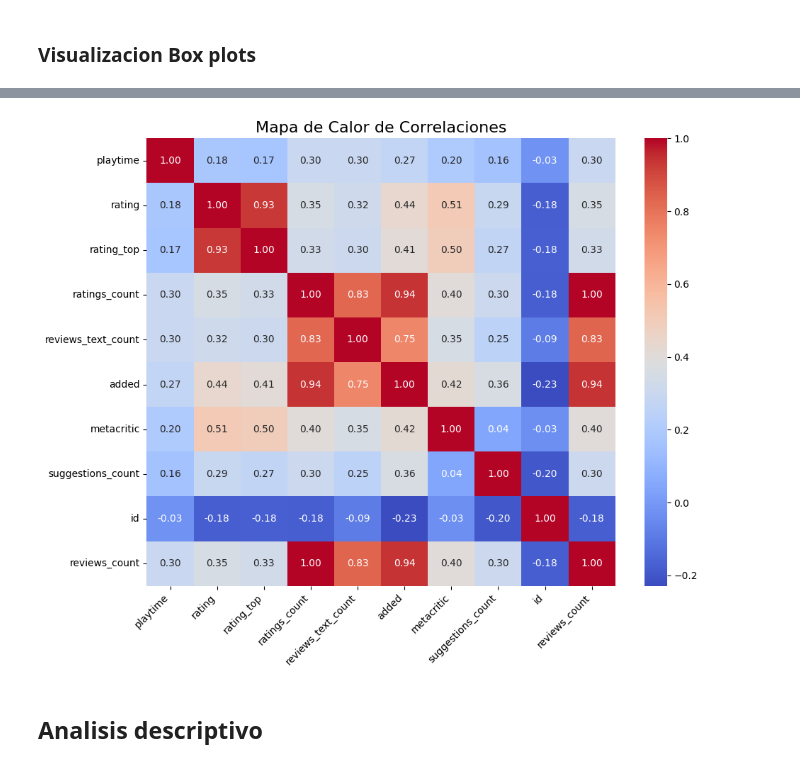
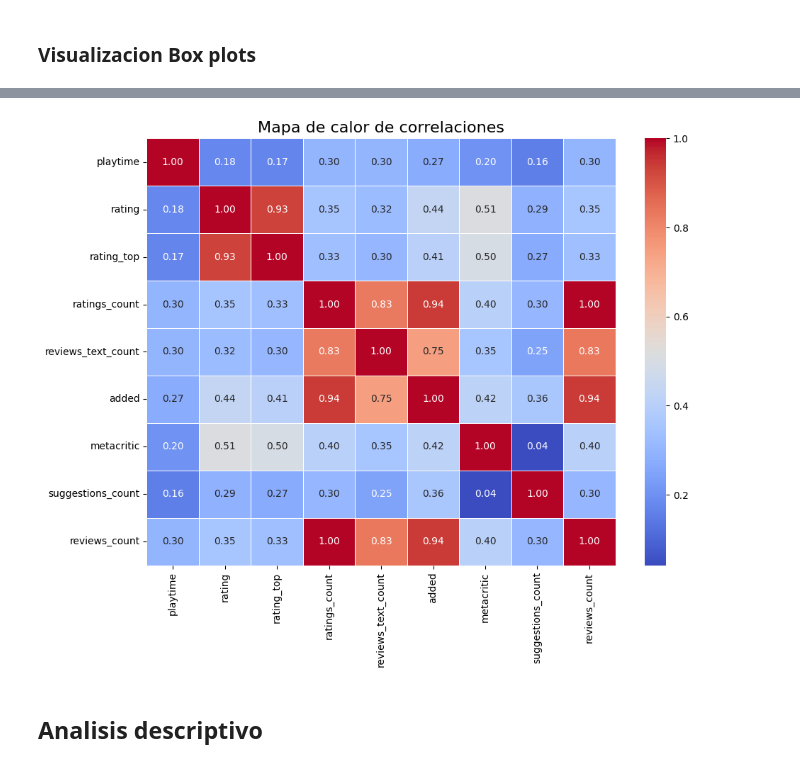
Before and after one commit to andreszaragoza/Eda-Andres, a Jupyter notebook: Analisis_Andres/notebooks/Analisis_Datos.ipynb, the cells around one changed output, grey strips where cells are left out. Drawn from its saved outputs; the diff is of its cells as text; code cells hidden in the pictures.

```diff
--- a/Analisis_Andres/notebooks/Analisis_Datos.ipynb
+++ b/Analisis_Andres/notebooks/Analisis_Datos.ipynb
@@ -347,0 +324,14 @@ for col in numericas:
+# %%
+
+numericas = df.select_dtypes(include=['int64', 'float64']).columns
+numericas = [col for col in numericas if not col.lower().startswith('id') and 'unnamed' not in col.lower()]
+
+for col in numericas:
+    plt.figure(figsize=(8, 4))
+    sns.histplot(df[col], kde=True, bins=30, alpha=0.6)
+    plt.title(f'Distribución de {col}', fontsize=14)
+    plt.xlabel(col, fontsize=12)
+    plt.ylabel('Frecuencia', fontsize=12)
+    plt.grid(axis='y', linestyle='--', alpha=0.7)
+    plt.tight_layout()
+    plt.show()
@@ -348,9 +348,2 @@ for col in numericas:
 # %% [markdown]
 ### Visualizacion Box plots
-# %%
-for col in numericas:
-    plt.figure(figsize=(8, 4))
-    df.boxplot(column=col)
-    plt.title(f"Boxplot de {col}")
-    plt.ylabel(col)
-    plt.show()
@@ -367,0 +350,12 @@ for col in numericas:
+# %%
+numericas = df.select_dtypes(include=['int64', 'float64']).columns
+numericas = [col for col in numericas if not col.lower().startswith('id') and 'unnamed' not in col.lower()]
+
+for col in numericas:
+    plt.figure(figsize=(8, 4))
+    sns.boxplot(x=df[col], fliersize=5, linewidth=1.5)
+    plt.title(f'Box Plot de {col}', fontsize=14)
+    plt.xlabel(col, fontsize=12)
+    plt.grid(axis='y', linestyle='--', alpha=0.7)
+    plt.tight_layout()
+    plt.show()
@@ -368,20 +372,14 @@ for col in numericas:
 # %%
 correlation = df[numericas].corr()
 # %%
- #Configuración del mapa de calor
+correlation = df[numericas].corr()
 plt.figure(figsize=(10, 8))
-sns.heatmap(correlation, annot=True, fmt=".2f", cmap="coolwarm", cbar=True)
-
-# Títulos y etiquetas
-plt.title("Mapa de Calor de Correlaciones", fontsize=16)
-plt.xticks(rotation=45, ha='right')
-plt.yticks(rotation=0)
+sns.heatmap(correlation, annot=True, fmt=".2f", cmap="coolwarm", cbar=True, linewidths=0.5)
+plt.title('Mapa de calor de correlaciones', fontsize=16)
 plt.tight_layout()
-
-# Mostrar el gráfico
 plt.show()
 # %% [output]
-[figure, old version]
+[figure, new version]
 # %% [markdown]
 ## Analisis descriptivo
 # %%
```
Also changed, not shown: parts of 24 cells of this notebook, 3 other files.
